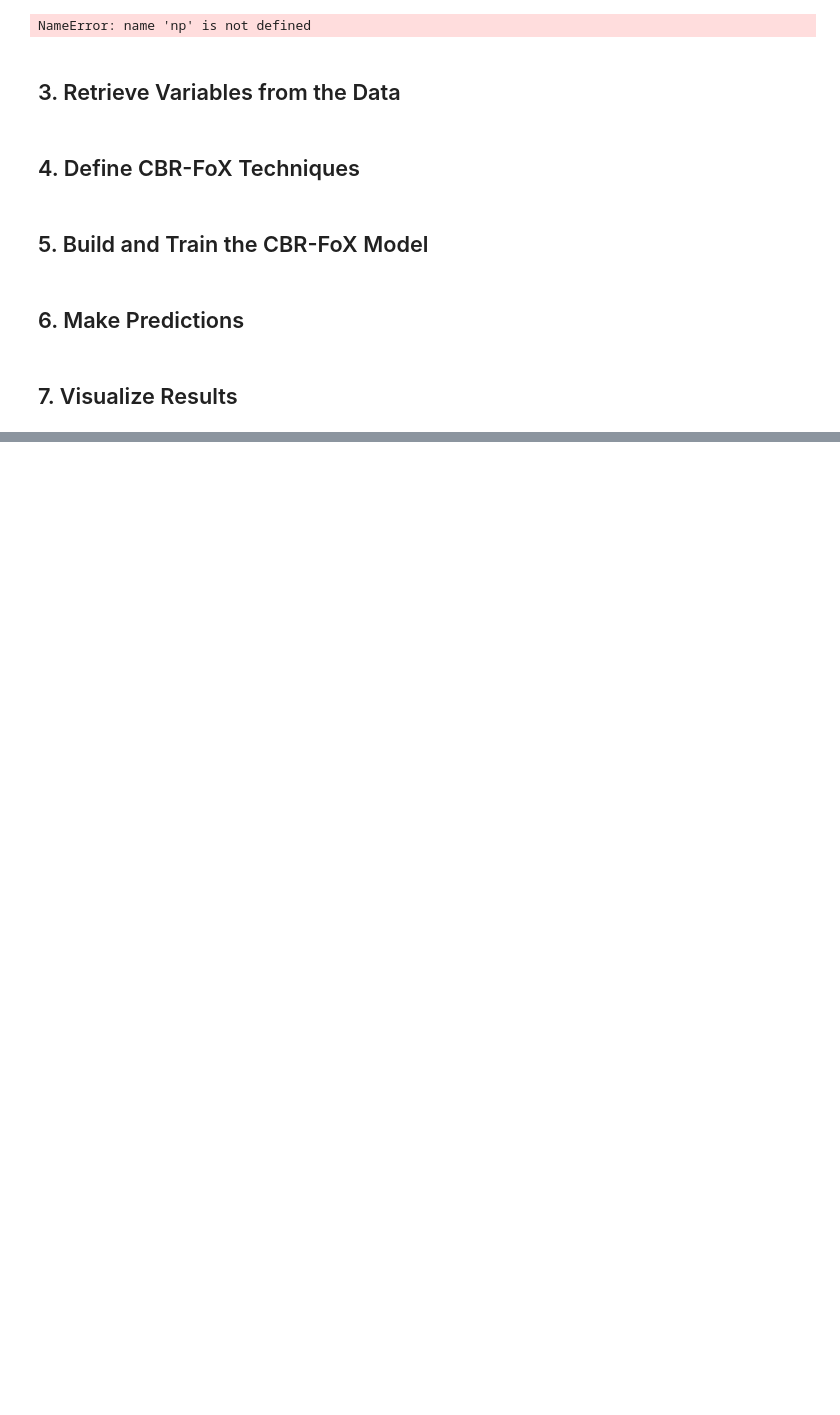
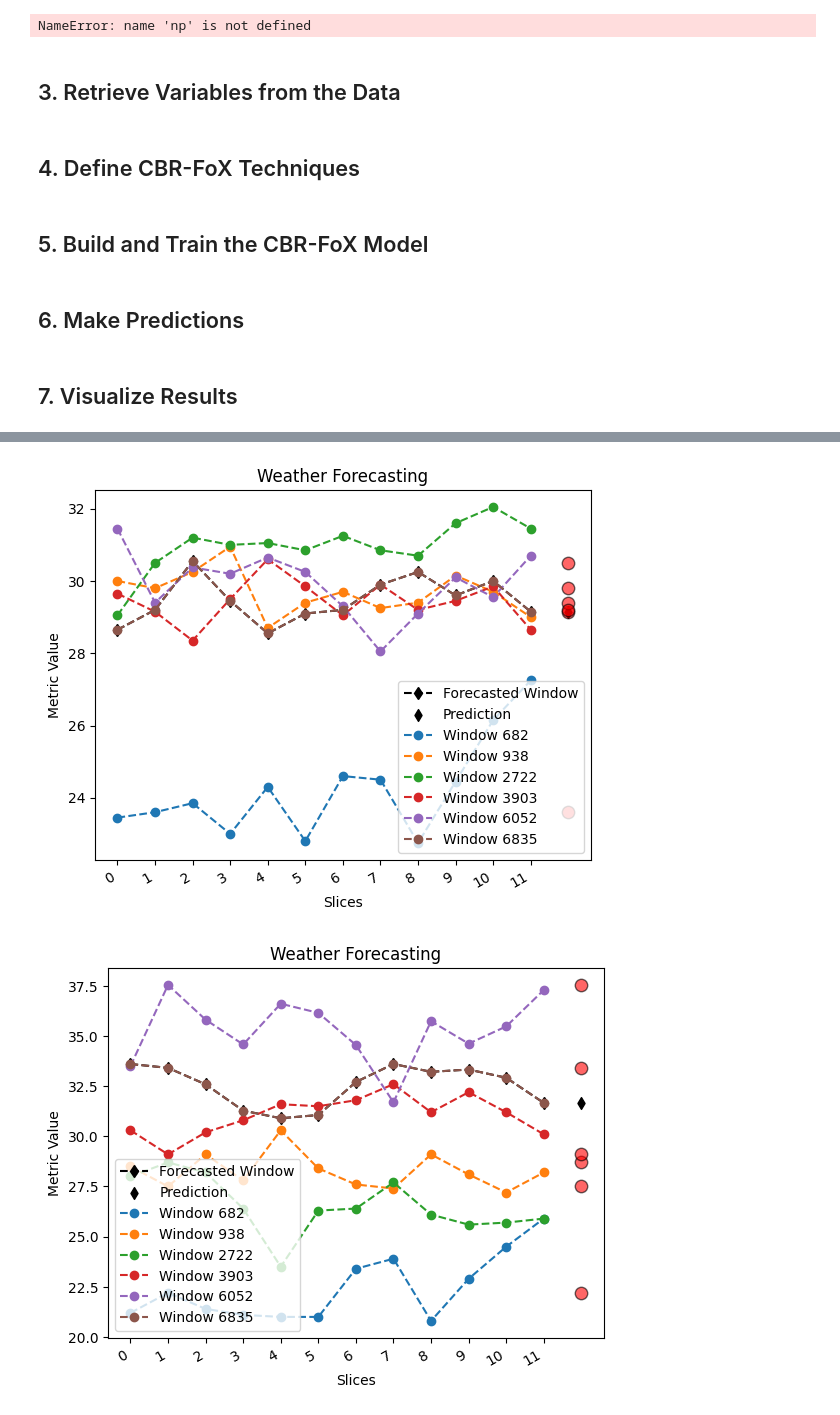
Before and after one commit to aaaimx/CBR-FoX, a Jupyter notebook: examples/Bitcoin_prediction/Bitcoin_prediction.ipynb, the cells around one changed output, grey strips where cells are left out. Drawn from its saved outputs; the diff is of its cells as text; code cells hidden in the pictures; blank space fills up the shorter version.

Commit message:
Se agrega en examples el ejercicio de Weather Forecasting

```diff
--- a/examples/Bitcoin_prediction/Bitcoin_prediction.ipynb
+++ b/examples/Bitcoin_prediction/Bitcoin_prediction.ipynb
@@ -64,0 +70,47 @@ p.visualize_pyplot(
+# %%
+
+
+from cbr_fox.core import cbr_fox
+from cbr_fox.builder import cbr_fox_builder
+from cbr_fox.custom_distance import cci_distance
+
+#from src.core import cbr_fox
+#from src.builder import cbr_fox_builder
+#from src.custom_distance.cci_distance import cci_distance
+import numpy as np
+
+# Load the saved data
+data = np.load("../../examples/Weather_forecasting/Weather_forecasting.npz")
+
+# Retrieve each variable
+training_windows = data['training_windows']
+forecasted_window = data['forecasted_window']
+target_training_windows = data['target_training_windows']
+windowsLen = data['windowsLen'].item()  # Extract single value from array
+componentsLen = data['componentsLen'].item()
+windowLen = data['windowLen'].item()
+prediction = data['prediction']
+
+techniques = [
+    cbr_fox(metric=cci_distance, kwargs={"punishedSumFactor": 0.5})
+    #cbr_fox.cbr_fox(metric="edr"),
+    #cbr_fox.cbr_fox(metric="dtw"),
+    #cbr_fox.cbr_fox(metric="twe")
+]
+p = cbr_fox_builder(techniques)
+p.fit(training_windows = training_windows,target_training_windows = target_training_windows, forecasted_window = forecasted_window)
+p.predict(prediction = prediction,num_cases=3)
+# p.plot_correlation()
+
+p.visualize_pyplot(
+    fmt = '--o',
+    legend = True,
+    scatter_params = {"s": 80, "c": "red", "alpha": 0.6, "edgecolors": "black"},
+    xtick_rotation = 30,
+    title="Weather Forecasting",
+    xlabel="Slices",
+    ylabel="Metric Value"
+)
+import matplotlib.pyplot as plt
+plt.show()
+# %% [output]
@@ -64,0 +145,2 @@ p.visualize_pyplot(
+[figure, added]
+[figure, added]
```
Also changed, not shown: parts of 3 cells of this notebook, 1 other file.
